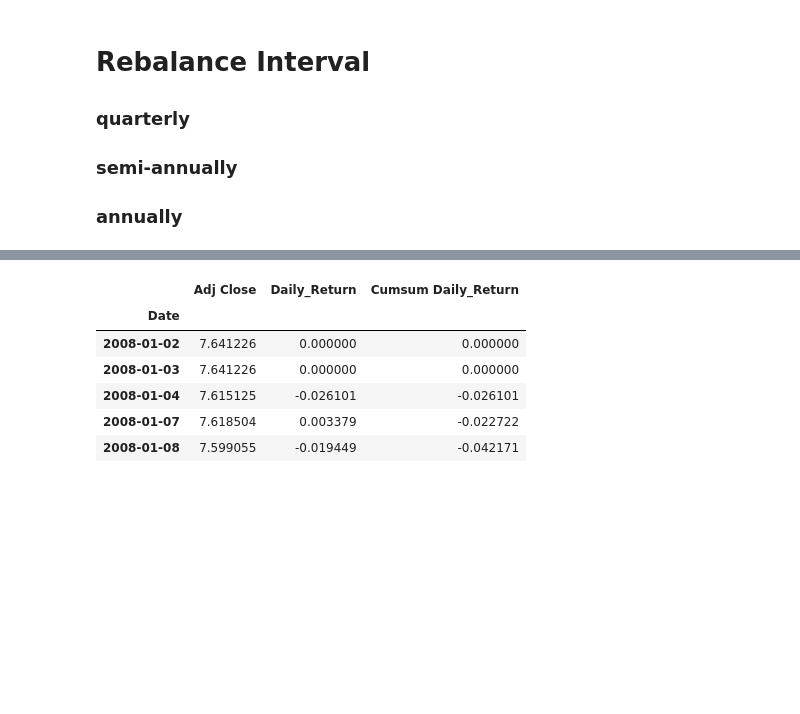
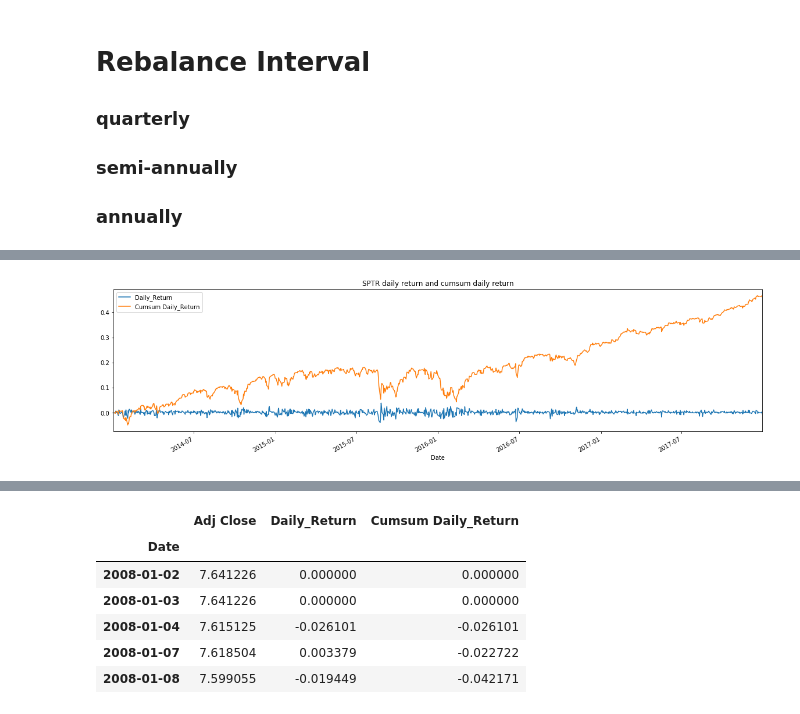
Before and after one commit to IceCreammm/MRP, a Jupyter notebook: MRP_Production.ipynb, the cells around one changed output, grey strips where cells are left out. Saved outputs shown, nothing was run; the diff lists cells and outputs as text; code cells hidden in the pictures; blank space fills up the shorter version.

```diff
--- a/MRP_Production.ipynb
+++ b/MRP_Production.ipynb
@@ -486,0 +618,4 @@ Information ratio of the portfolio is 0.047
+# %%
+SPTR_log_test['Daily_Return'] = SPTR_log_test['Adj Close'].diff()
+SPTR_log_test['Daily_Return'][0] = 0
+SPTR_log_test['Cumsum Daily_Return'] = SPTR_log_test['Daily_Return'].cumsum()
@@ -486,0 +632,8 @@ Information ratio of the portfolio is 0.047
+# %%
+SPTR_log_test['Daily_Return'].plot(figsize=(20,5))
+SPTR_log_test['Cumsum Daily_Return'].plot(figsize=(20,5))
+plt.legend(loc='upper left')
+plt.title('SPTR daily return and cumsum daily return')
+plt.show()
+# %% [output]
+[figure, added]
```
Also changed, not shown: parts of 43 cells of this notebook, 1 other file.
